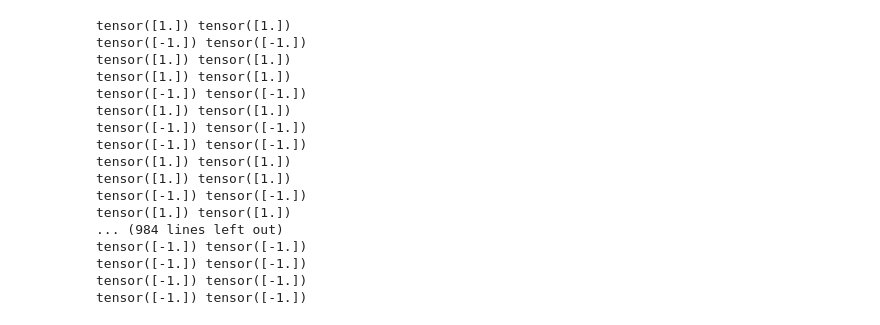
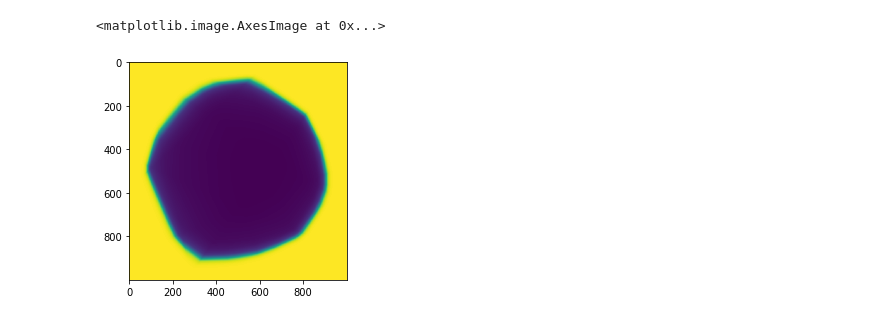
Before and after one commit to jplassmann/DeepLearning-Project2, a Jupyter notebook: main.ipynb, the cells around one changed output. Drawn from its saved outputs; the diff is of its cells as text; code cells hidden in the pictures.

Commit message:
color map model

```diff
--- a/main.ipynb
+++ b/main.ipynb
@@ -68,5 +71,5 @@ tensor([[-1.0145, -1.4066],
 # %%
-epochs = 1000
+epochs = 10000
 for i in range(epochs):
 
     output = model.forward(train_input)
@@ -102,21 +105,22 @@ test[test <= 0] = -1
 # %%
 for i in range(1000):
     print(test[i], test_target[i])
-# %% [output]
-tensor([1.]) tensor([1.])
-tensor([-1.]) tensor([-1.])
-tensor([1.]) tensor([1.])
-tensor([1.]) tensor([1.])
-tensor([-1.]) tensor([-1.])
-tensor([1.]) tensor([1.])
-tensor([-1.]) tensor([-1.])
-tensor([-1.]) tensor([-1.])
-tensor([1.]) tensor([1.])
-tensor([1.]) tensor([1.])
-tensor([-1.]) tensor([-1.])
-tensor([1.]) tensor([1.])
-... (984 lines left out)
-tensor([-1.]) tensor([-1.])
-tensor([-1.]) tensor([-1.])
-tensor([-1.]) tensor([-1.])
-tensor([-1.]) tensor([-1.])
+# %%
+size = (1000, 1000)
+colorMap = torch.empty(size)
+
+for i in range(size[1]):
+
+    input_ = torch.full((size[0], 2), i/1000)
+    for j in range(size[0]):
+        input_[j, 0] = j/1000
+    input_.sub_(mu).div_(std)
+
+    output = model.forward(input_).reshape((size[0]))
+    colorMap[:, i] = output
+# %%
+
+plt.imshow(colorMap)
+# %% [output]
+<matplotlib.image.AxesImage at 0x...>
+[figure, added]
```
Also changed, not shown: parts of 3 cells of this notebook, 1 other file.
